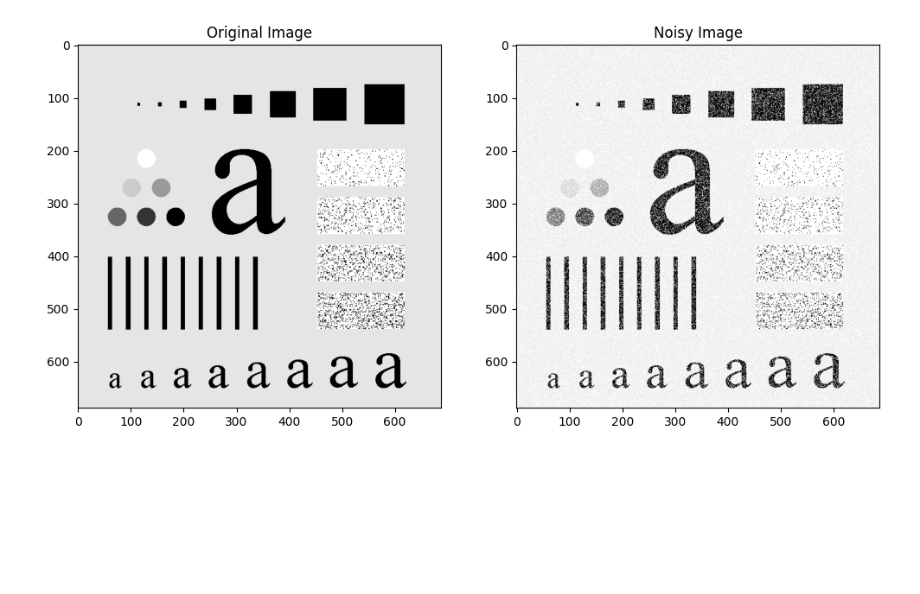
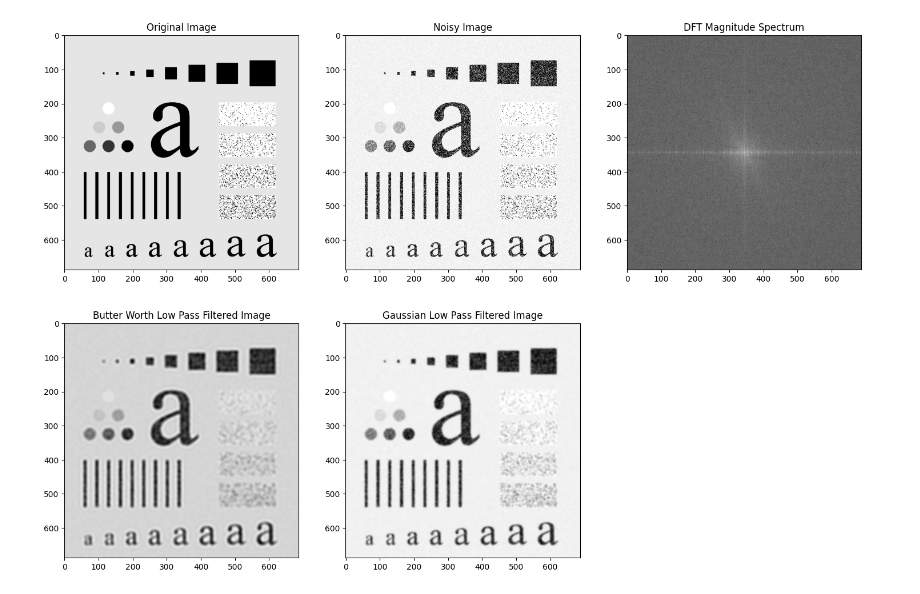
Before and after one commit to fahimahammed/digital-image-processing, a Jupyter notebook: 4-filtering-in-frequency-domain/a-butterworth-and-gaussian-low-pass-filter.ipynb, the cells around one changed output. Saved outputs shown, nothing was run; the diff lists cells and outputs as text; code cells hidden in the pictures; blank space fills up the shorter version.

Commit message:
butteworth and gaussian low pass filtered image

```diff
--- a/4-filtering-in-frequency-domain/a-butterworth-and-gaussian-low-pass-filter.ipynb
+++ b/4-filtering-in-frequency-domain/a-butterworth-and-gaussian-low-pass-filter.ipynb
@@ -12,12 +26,49 @@ noisyImage = cv2.add(originalImage, noise)
 # %%
 def plotImage(row, col, index, image, title):
     plt.subplot(row, col, index)
-    plt.imshow(image, cmap='gray')
+    # Display the magnitude or real part of the complex image
+    if np.iscomplexobj(image):
+        plt.imshow(np.abs(image), cmap='gray')  # Display magnitude
+    else:
+        plt.imshow(image, cmap='gray')  # Display real part
     plt.title(title)
-# %%
-plt.figure(figsize=(12, 12))
-
-plotImage(2, 2, 1, originalImage, "Original Image")
-plotImage(2, 2, 2, noisyImage, "Noisy Image")
-# %% [output]
-[figure, removed]
+# %%
+def applyButterWorthFilter(image, order, cutOffFrequency):
+    height, width = image.shape
+    butterWorthFilter = np.zeros(image.shape, dtype=np.float32)
+
+    for u in range(height):
+        for v in range(width):
+            D = np.sqrt((u - height/2)**2 + (v - width/2)**2)
+            butterWorthFilter[u, v] = 1 / (1 + (D / cutOffFrequency)**(2 * order))
+
+    filteredImage = image * butterWorthFilter
+    return filteredImage
+# %%
+def applyGaussianFilter(image, cutOffFrequency):
+    height, width = image.shape
+    gaussianFilter = np.zeros(image.shape, dtype=np.float32)
+
+    for u in range(height):
+        for v in range(width):
+            D = np.sqrt((u - height/2)**2 + (v - width/2)**2)
+            gaussianFilter[u, v] = np.exp(-(D**2) / (2 * (cutOffFrequency**2)))
+
+    filteredImage = image * gaussianFilter
+    return filteredImage
+# %%
+plt.figure(figsize=(18, 12))
+
+plotImage(2, 3, 1, originalImage, "Original Image")
+plotImage(2, 3, 2, noisyImage, "Noisy Image")
+plotImage(2, 3, 3, magnitudeSpectrum, "DFT Magnitude Spectrum")
+
+butterWorthImage = applyButterWorthFilter(fftImage, 4, 50)
+butterWorthImage = np.fft.ifft2(np.fft.ifftshift(butterWorthImage)).real
+plotImage(2, 3, 4, butterWorthImage, "Butter Worth Low Pass Filtered Image")
+
+gaussainImage = applyGaussianFilter(fftImage, 50)
+gaussainImage = np.fft.ifft2(np.fft.ifftshift(gaussainImage)).real
+plotImage(2, 3, 5, gaussainImage, "Gaussian Low Pass Filtered Image")
+# %% [output]
+[figure, added]
```
Also changed, not shown: parts of 2 cells of this notebook.
